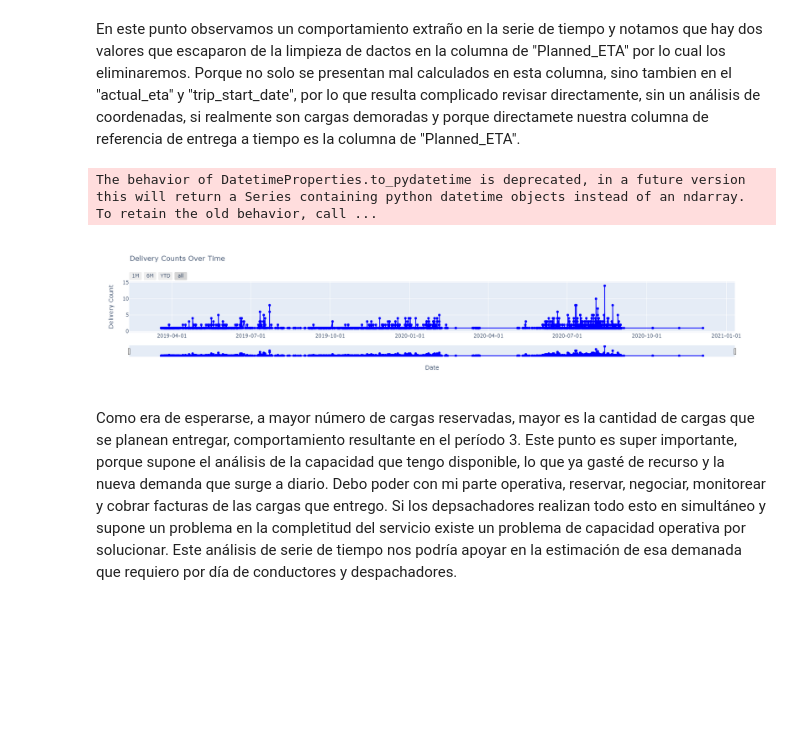
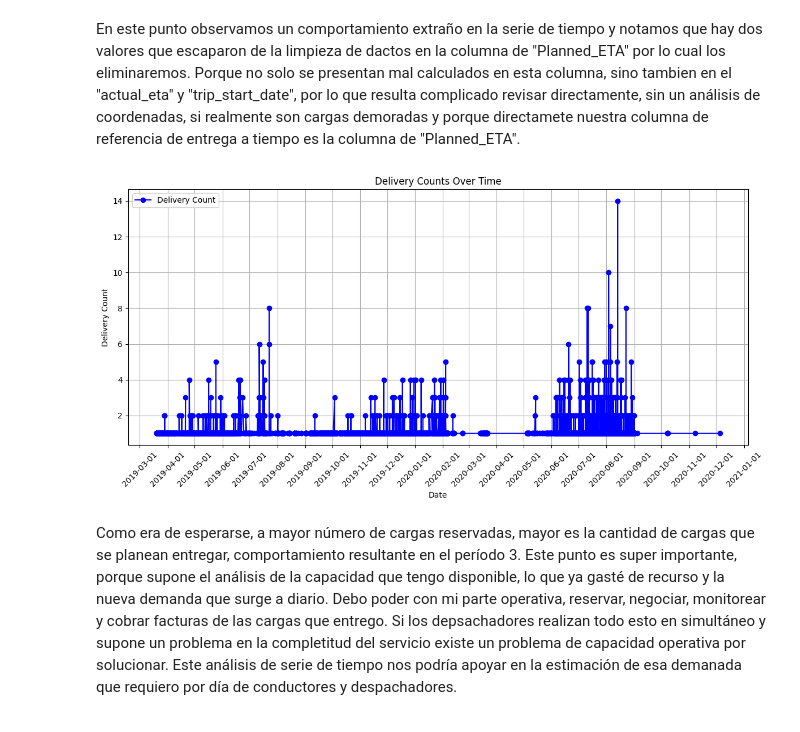
Before and after one commit to Karen22g/jbook_ml202330, a Jupyter notebook: _sources/data.ipynb, the cells around one changed output. Saved outputs shown, nothing was run; the diff lists cells and outputs as text; code cells hidden in the pictures; blank space fills up the shorter version.

```diff
--- a/_sources/data.ipynb
+++ b/_sources/data.ipynb
@@ -430,54 +294,19 @@ df=df.drop(df.loc[df['Planned_ETA'] < min_booking_date].index) #Continuamos con
 # %%
-piv1=df.pivot_table(index='Planned_ETA', values= 'BookingID',aggfunc='count', fill_value=0).reset_index()
-piv1['Planned_ETA'] = pd.to_datetime(piv1['Planned_ETA'])
-piv1 = piv1.sort_values('Planned_ETA')
-
-fig = go.Figure()
-
-fig.add_trace(go.Scatter(
-    x=piv1['Planned_ETA'],
-    y=piv1['BookingID'],
-    mode='lines+markers',
-    name='Delivery Count',
-    line=dict(color='blue'),
-    marker=dict(size=6)
-))
-
-fig.update_layout(
-    title='Delivery Counts Over Time',
-    xaxis_title='Date',
-    yaxis_title='Delivery Count',
-    xaxis=dict(
-        title='Date',
-        tickformat='%Y-%m-%d',
-        rangeselector=dict(
-            buttons=list([
-                dict(count=1,
-                     label='1M',
-                     step='month',
-                     stepmode='backward'),
-                dict(count=6,
-                     label='6M',
-                     step='month',
-                     stepmode='backward'),
-                dict(count=1,
-                     label='YTD',
-                     step='year',
-                     stepmode='todate'),
-                dict(step='all')
-            ])
-        ),
-        rangeslider=dict(visible=True)
-    ),
-    yaxis=dict(
-        title='Delivery Count',
-        autorange=True
-    )
-)
-fig.show()
+fig, ax = plt.subplots(figsize=(12, 6))
+ax.plot(piv1['Planned_ETA'], piv1['BookingID'], color='blue', marker='o', linestyle='-', markersize=6, label='Delivery Count')
+ax.set_title('Delivery Counts Over Time')
+ax.set_xlabel('Date')
+ax.set_ylabel('Delivery Count')
+ax.xaxis.set_major_formatter(plt.matplotlib.dates.DateFormatter('%Y-%m-%d'))
+ax.xaxis.set_major_locator(plt.matplotlib.dates.MonthLocator())
+plt.xticks(rotation=45)
+ax.autoscale(axis='y')
+ax.grid(True)
+ax.legend(loc='upper left')
+plt.tight_layout()
+plt.show()
 # %% [output]
-The behavior of DatetimeProperties.to_pydatetime is deprecated, in a future version this will return a Series containing python datetime objects instead of an ndarray. To retain the old behavior, call ...
-[figure, old version]
+[figure, new version]
 # %% [markdown]
 Como era de esperarse, a mayor número de cargas reservadas, mayor es la cantidad de cargas que se planean entregar, comportamiento resultante en el período 3. Este punto es super importante, porque supone el análisis de la capacidad que tengo disponible, lo que ya gasté de recurso y la nueva demanda que surge a diario. Debo poder con mi parte operativa, reservar, negociar, monitorear y cobrar facturas de las cargas que entrego. Si los depsachadores realizan todo esto en simultáneo y supone un problema en la completitud del servicio existe un problema de capacidad operativa por solucionar. Este análisis de serie de tiempo nos podría apoyar en la estimación de esa demanada que requiero por día de conductores y despachadores.
 
```
Also changed, not shown: parts of 15 cells of this notebook, 10 other files.
